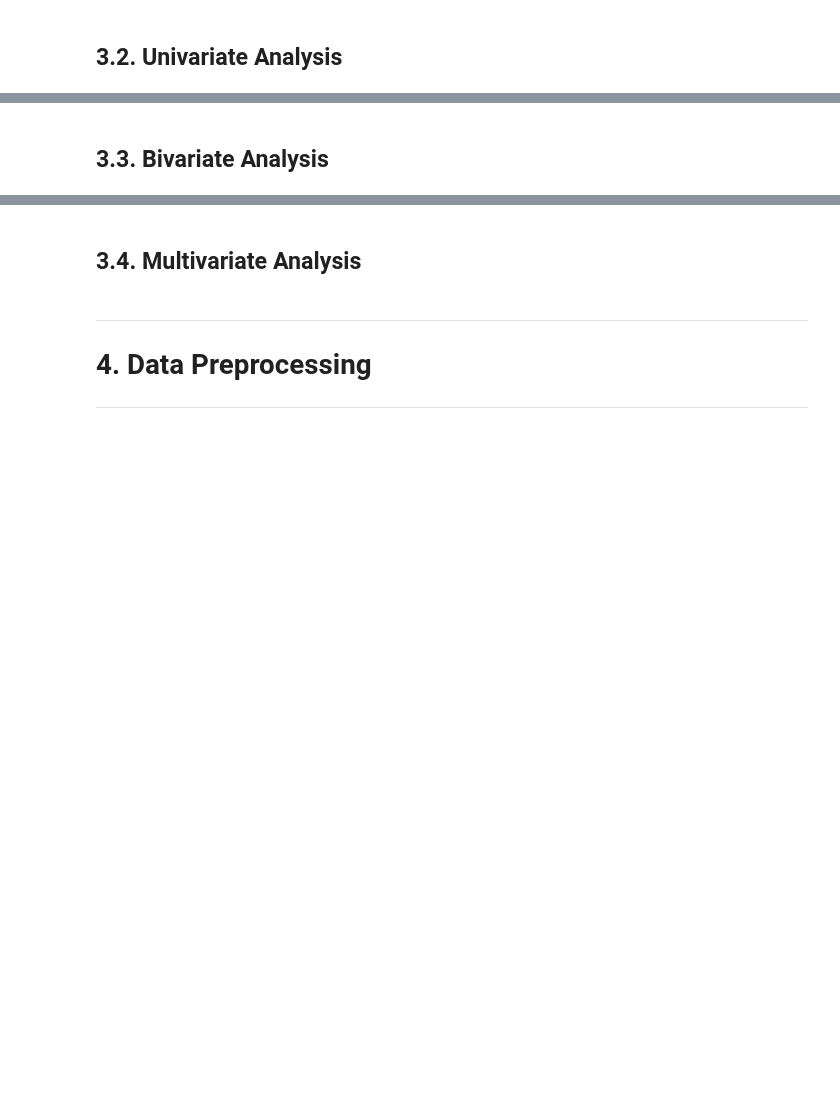
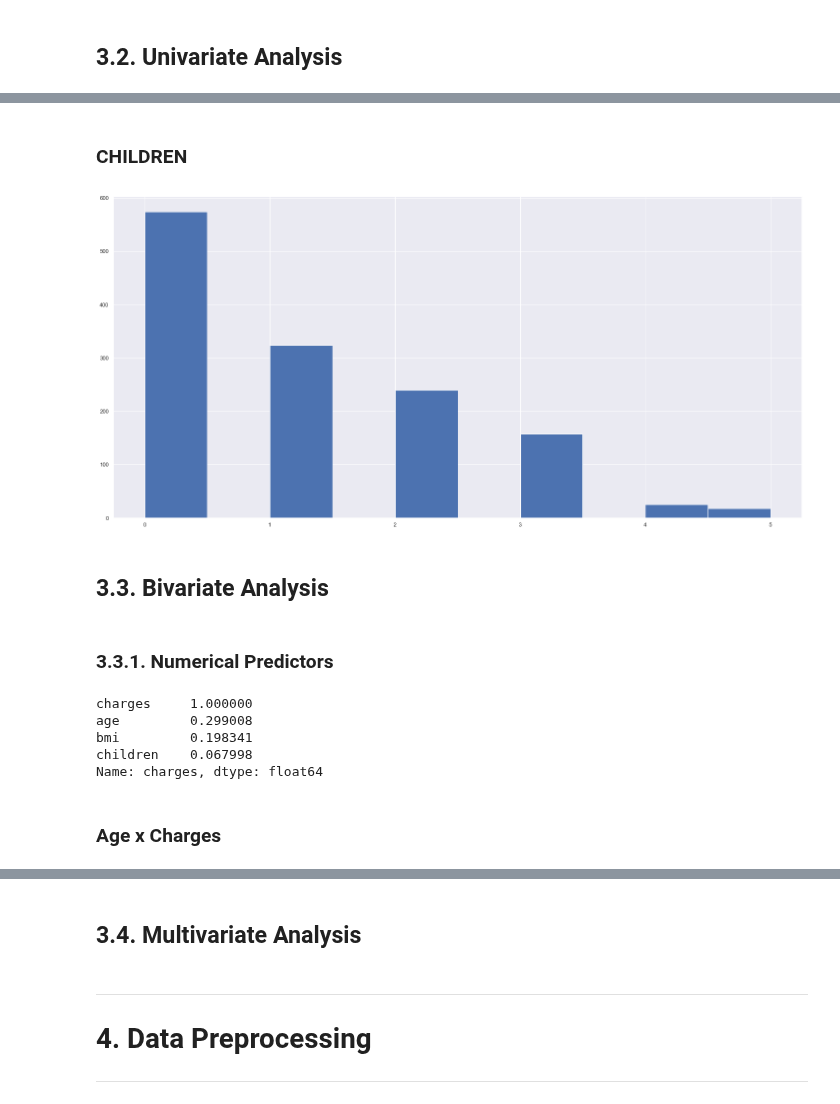
Before and after one commit to Meigarom/Predictive-Analytics, a Jupyter notebook: notebooks/Predictive-Analytics-Look.ipynb, the cells around one changed output, grey strips where cells are left out. Saved outputs shown, nothing was run; the diff lists cells and outputs as text; code cells hidden in the pictures; blank space fills up the shorter version.

```diff
--- a/notebooks/Predictive-Analytics-Look.ipynb
+++ b/notebooks/Predictive-Analytics-Look.ipynb
@@ -19,2 +87,25 @@ def css_styling():
+# %% [markdown]
+### CHILDREN
+# %%
+plt.hist( df_raw['children'] );
+# %% [output]
+[figure, added]
 # %% [markdown]
 ## 3.3. Bivariate Analysis
+# %% [markdown]
+### 3.3.1. Numerical Predictors
+# %%
+num_features = df_raw.select_dtypes( include=[np.number] )
+num_features.dtypes
+
+# Correlation
+corr = num_features.corr()
+print( corr['charges'].sort_values( ascending=False ) )
+# %% [output]
+charges     1.000000
+age         0.299008
+bmi         0.198341
+children    0.067998
+Name: charges, dtype: float64
+# %% [markdown]
+### Age x Charges
```
Also changed, not shown: parts of 19 cells of this notebook.
